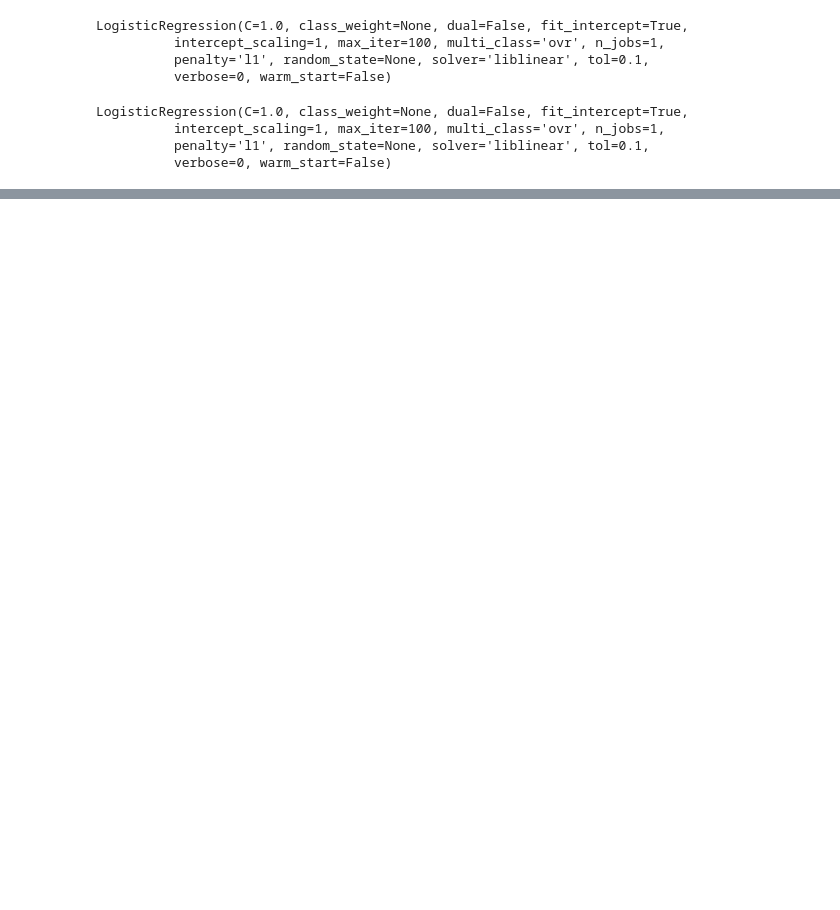
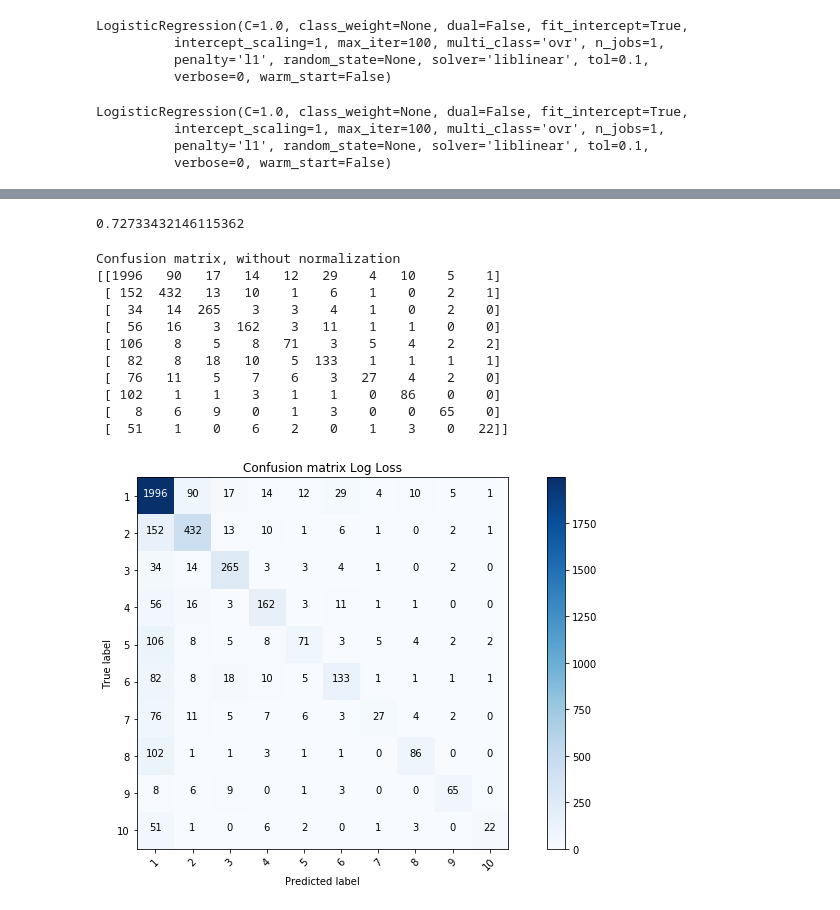
Before and after one commit to MaximilianPavon/ML_project, a Jupyter notebook: analysis-LogReg.ipynb, the cells around one changed output, grey strips where cells are left out. Saved outputs shown, nothing was run; the diff lists cells and outputs as text; code cells hidden in the pictures; blank space fills up the shorter version.

Commit message:
Add confusion matrix to methods

```diff
--- a/analysis-LogReg.ipynb
+++ b/analysis-LogReg.ipynb
@@ -42,3 +44,9 @@ LogReg.score(train_data_stand,train_labels)
+# %%
+kk = LogReg.predict(train_data_stand)
+# %%
+f1_score(train_labels, kk, average='weighted')
+# %% [output]
+0.72733432146115362
 # %%
 pred = LogReg.predict(test_data_stand)
 pred_log = LogReg.predict_log_proba(test_data_stand)
@@ -46,0 +57,17 @@ utils.make_submission(pred, 'LogReg')
+# %%
+conf = confusion_matrix(train_labels, kk)
+# %%
+utils.plot_confusion_matrix(conf, title='Confusion matrix Log Loss')
+# %% [output]
+Confusion matrix, without normalization
+[[1996   90   17   14   12   29    4   10    5    1]
+ [ 152  432   13   10    1    6    1    0    2    1]
+ [  34   14  265    3    3    4    1    0    2    0]
+ [  56   16    3  162    3   11    1    1    0    0]
+ [ 106    8    5    8   71    3    5    4    2    2]
+ [  82    8   18   10    5  133    1    1    1    1]
+ [  76   11    5    7    6    3   27    4    2    0]
+ [ 102    1    1    3    1    1    0   86    0    0]
+ [   8    6    9    0    1    3    0    0   65    0]
+ [  51    1    0    6    2    0    1    3    0   22]]
+[figure, added]
```
Also changed, not shown: parts of 3 cells of this notebook, 3 other files.
